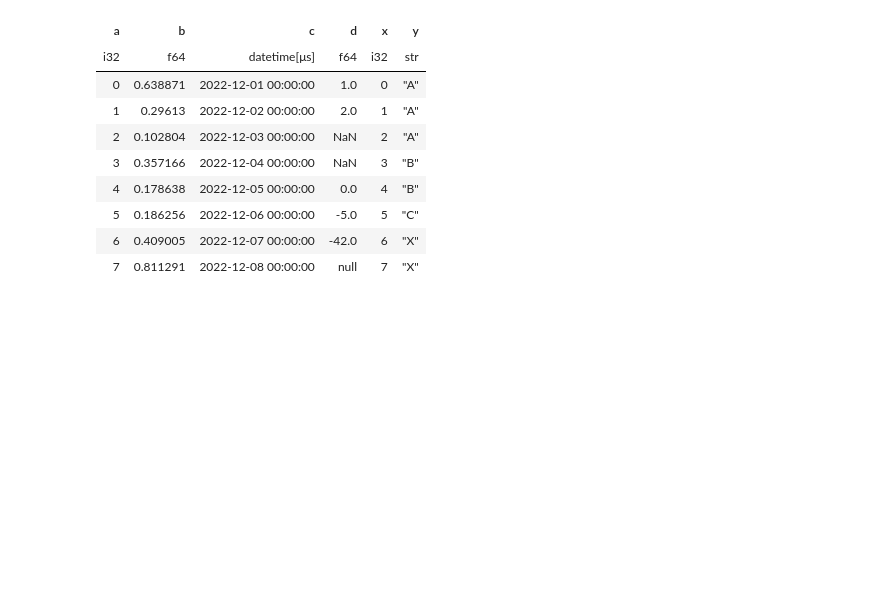
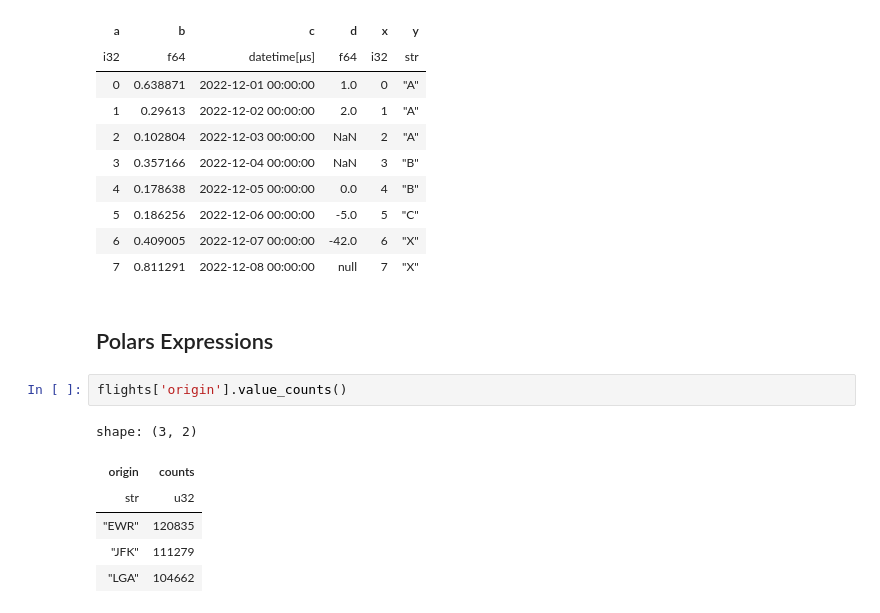
Before and after one commit to sh3986/rust_project, a Jupyter notebook: polars.ipynb, the cells around one changed output. Drawn from its saved outputs; the diff is of its cells as text; blank space fills up the shorter version.

```diff
--- a/polars.ipynb
+++ b/polars.ipynb
@@ -193,3 +193,14 @@ shape: (8, 6)
 | 5 | 0.186256 | 2022-12-06 00:00:00 | -5.0 | 5 | "C" |
 | 6 | 0.409005 | 2022-12-07 00:00:00 | -42.0 | 6 | "X" |
 | 7 | 0.811291 | 2022-12-08 00:00:00 | null | 7 | "X" |
+# %% [markdown]
+## Polars Expressions
+# %%
+flights['origin'].value_counts()
+# %% [output]
+shape: (3, 2)
+| origin | counts |
+| str | u32 |
+| "EWR" | 120835 |
+| "JFK" | 111279 |
+| "LGA" | 104662 |
```
